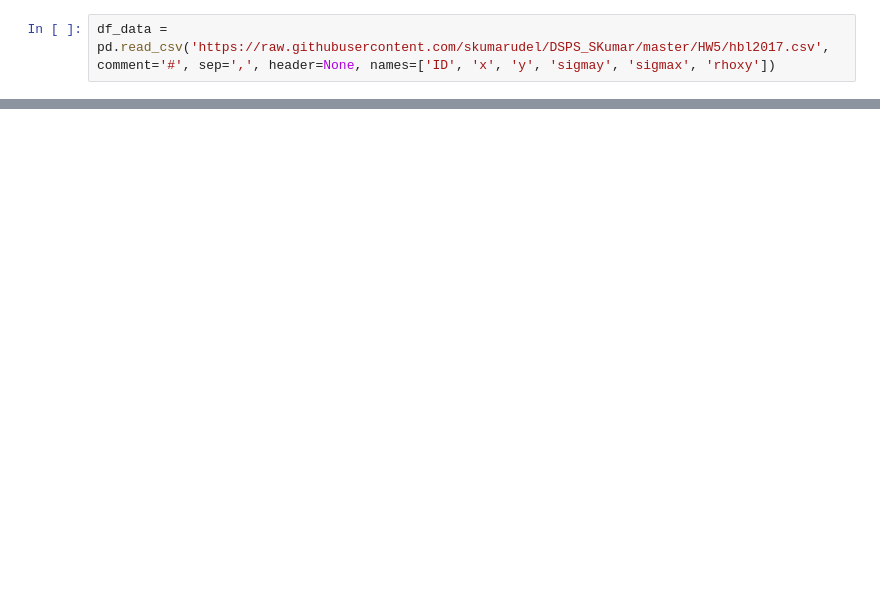
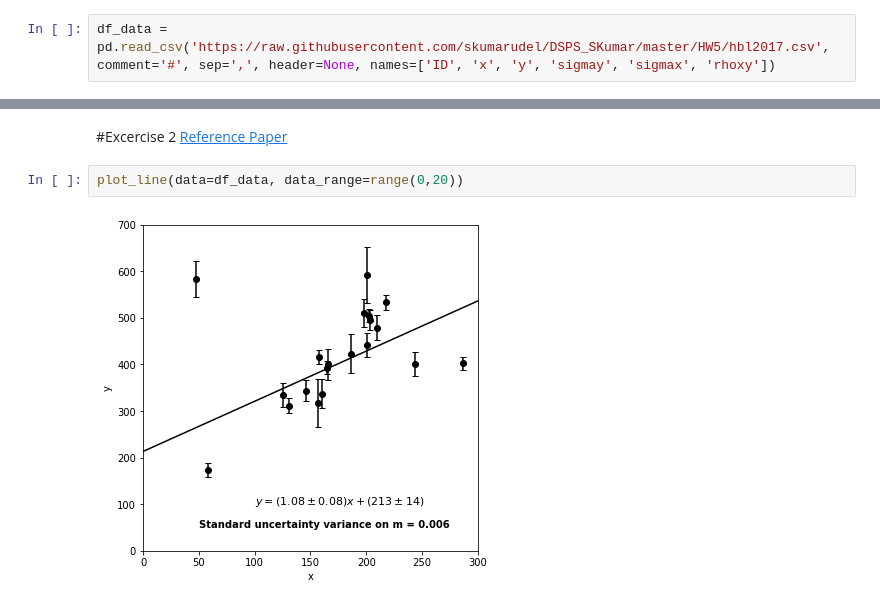
Before and after one commit to skumarudel/DSPS_SKumar, a Jupyter notebook: HW5/FittingTechniques.ipynb, the cells around one changed output, grey strips where cells are left out. Saved outputs shown, nothing was run; the diff lists cells and outputs as text; blank space fills up the shorter version.

```diff
--- a/HW5/FittingTechniques.ipynb
+++ b/HW5/FittingTechniques.ipynb
@@ -34,0 +45,6 @@ C = np.diag(df_data.sigmay.values**2)
+# %% [markdown]
+#Excercise 2     [Reference Paper](https://cosmo.nyu.edu/hogg/research/2010/08/17/straightline.pdf)
+# %%
+plot_line(data=df_data, data_range=range(0,20))
+# %% [output]
+[figure, added]
```
Also changed, not shown: parts of 7 cells of this notebook.
